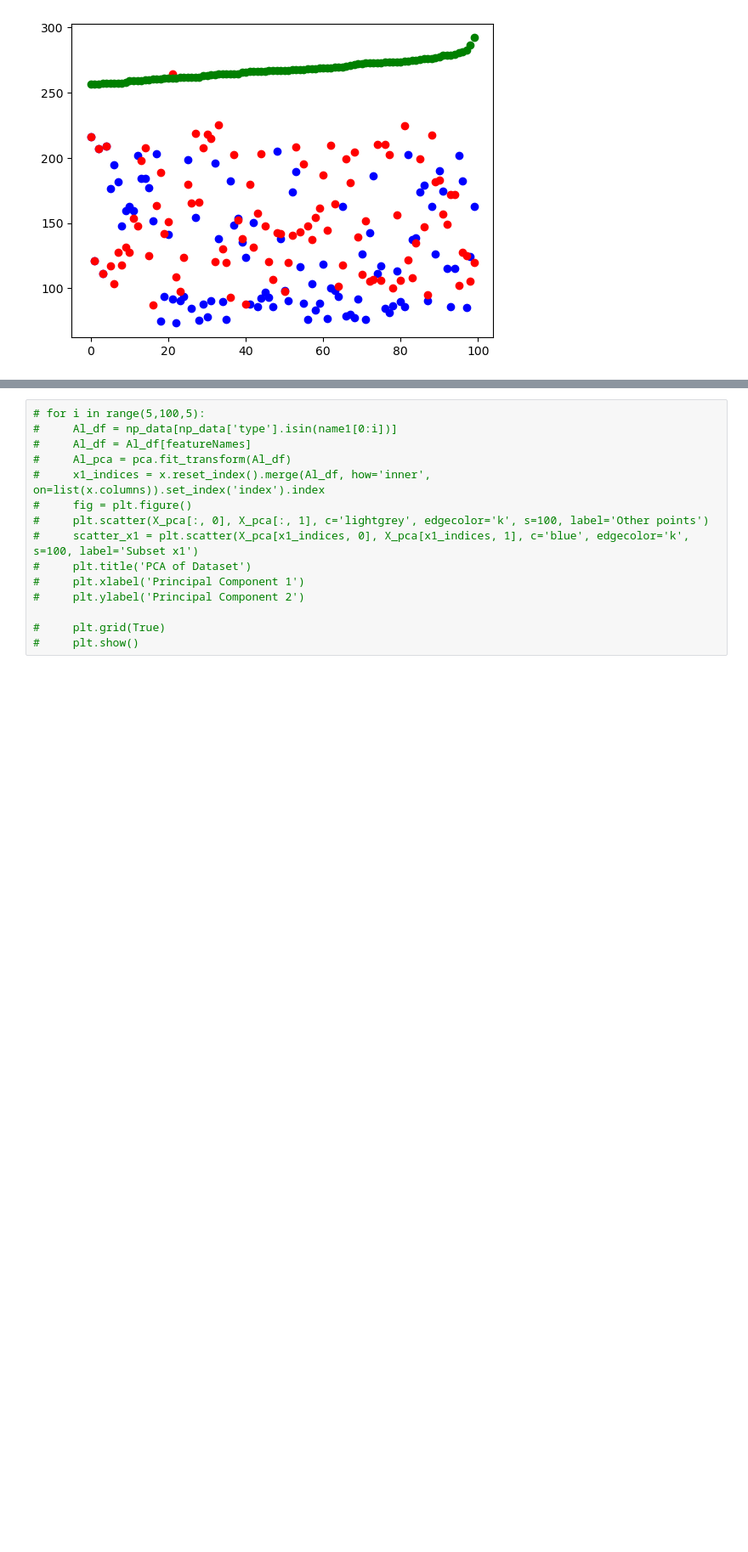
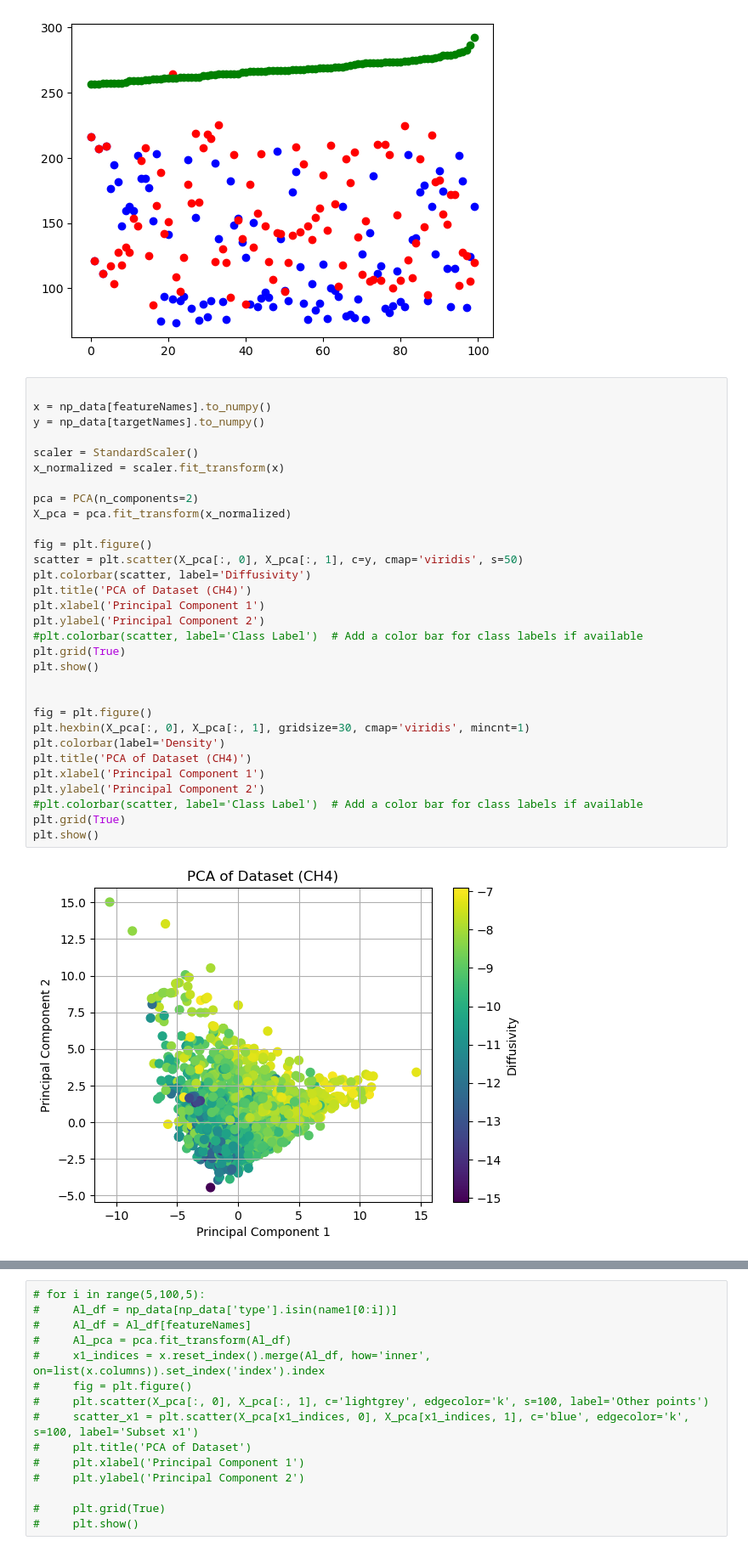
Before and after one commit to PMaratos/2023_Inverse_ZIF_paper, a Jupyter notebook: Active_Learning/Active_Learning_Baseline2.ipynb, the cells around one changed output, grey strips where cells are left out. Shown at 85% size. Drawn from its saved outputs; the diff is of its cells as text; blank space fills up the shorter version.

```diff
--- a/Active_Learning/Active_Learning_Baseline2.ipynb
+++ b/Active_Learning/Active_Learning_Baseline2.ipynb
@@ -870,3 +1260,36 @@ plt.scatter(range(0,len(y)),y,color = 'g')
 plt.show()
 # %% [output]
 [figure]
+# %%
+
+x = np_data[featureNames].to_numpy()
+y = np_data[targetNames].to_numpy()
+
+scaler = StandardScaler()
+x_normalized = scaler.fit_transform(x)
+
+pca = PCA(n_components=2)
+X_pca = pca.fit_transform(x_normalized)
+
+fig = plt.figure()
+scatter = plt.scatter(X_pca[:, 0], X_pca[:, 1], c=y, cmap='viridis', s=50)
+plt.colorbar(scatter, label='Diffusivity')
+plt.title('PCA of Dataset (CH4)')
+plt.xlabel('Principal Component 1')
+plt.ylabel('Principal Component 2')
+#plt.colorbar(scatter, label='Class Label')  # Add a color bar for class labels if available
+plt.grid(True)
+plt.show()
+
+
+fig = plt.figure()
+plt.hexbin(X_pca[:, 0], X_pca[:, 1], gridsize=30, cmap='viridis', mincnt=1)
+plt.colorbar(label='Density')
+plt.title('PCA of Dataset (CH4)')
+plt.xlabel('Principal Component 1')
+plt.ylabel('Principal Component 2')
+#plt.colorbar(scatter, label='Class Label')  # Add a color bar for class labels if available
+plt.grid(True)
+plt.show()
+# %% [output]
+[figure, added]
```
Also changed, not shown: parts of 18 cells of this notebook.
